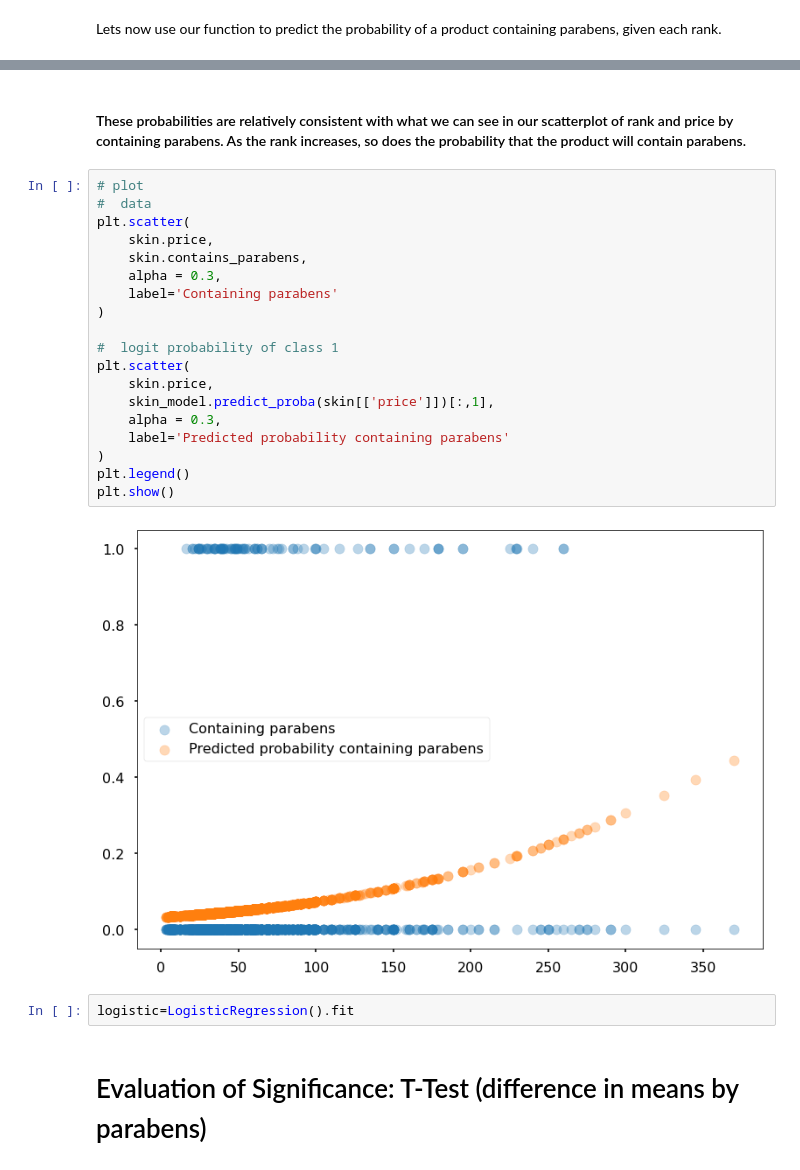
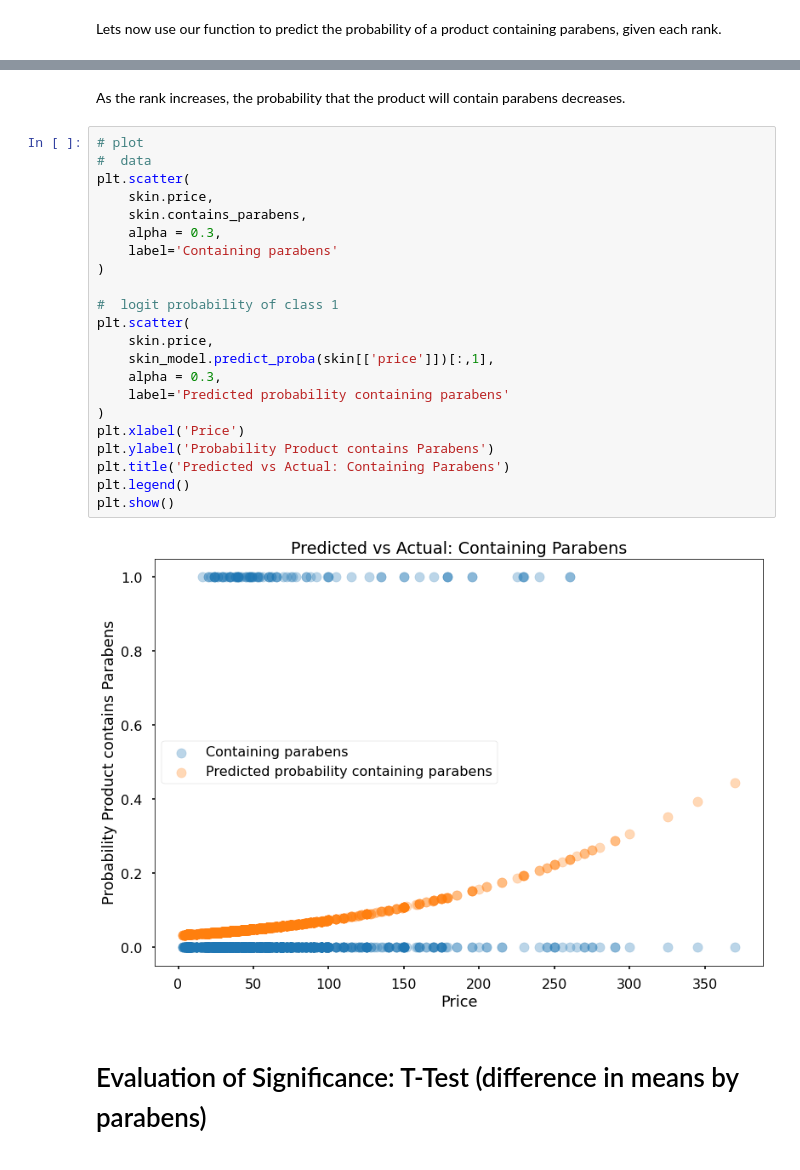
Before and after one commit to elitagao/info2950, a Jupyter notebook: INFO2950 Project_Laurens_update.ipynb, the cells around one changed output, grey strips where cells are left out. Saved outputs shown, nothing was run; the diff lists cells and outputs as text.

```diff
--- a/INFO2950 Project_Laurens_update.ipynb
+++ b/INFO2950 Project_Laurens_update.ipynb
@@ -907,28 +917,29 @@ Probability of a product with rank 5 containing parabens: 0.04694802968666038
 # %% [markdown]
-#### These probabilities are relatively consistent with what we can see in our scatterplot of rank and price by containing parabens. As the rank increases, so does the probability that the product will contain parabens.
+As the rank increases, the probability that the product will contain parabens decreases.
 # %%
 # plot
 #  data
 plt.scatter(
     skin.price,
     skin.contains_parabens,
     alpha = 0.3,
     label='Containing parabens'
 )
 
 #  logit probability of class 1
 plt.scatter(
     skin.price,
     skin_model.predict_proba(skin[['price']])[:,1],
     alpha = 0.3,
     label='Predicted probability containing parabens'
 )
+plt.xlabel('Price')
+plt.ylabel('Probability Product contains Parabens')
+plt.title('Predicted vs Actual: Containing Parabens')
 plt.legend()
 plt.show()
 # %% [output]
-[figure, old version]
+[figure, new version]
-# %%
-logistic=LogisticRegression().fit
 # %% [markdown]
 # Evaluation of Significance: T-Test (difference in means by parabens)
 # %% [markdown]
```
Also changed, not shown: parts of 52 cells of this notebook.
